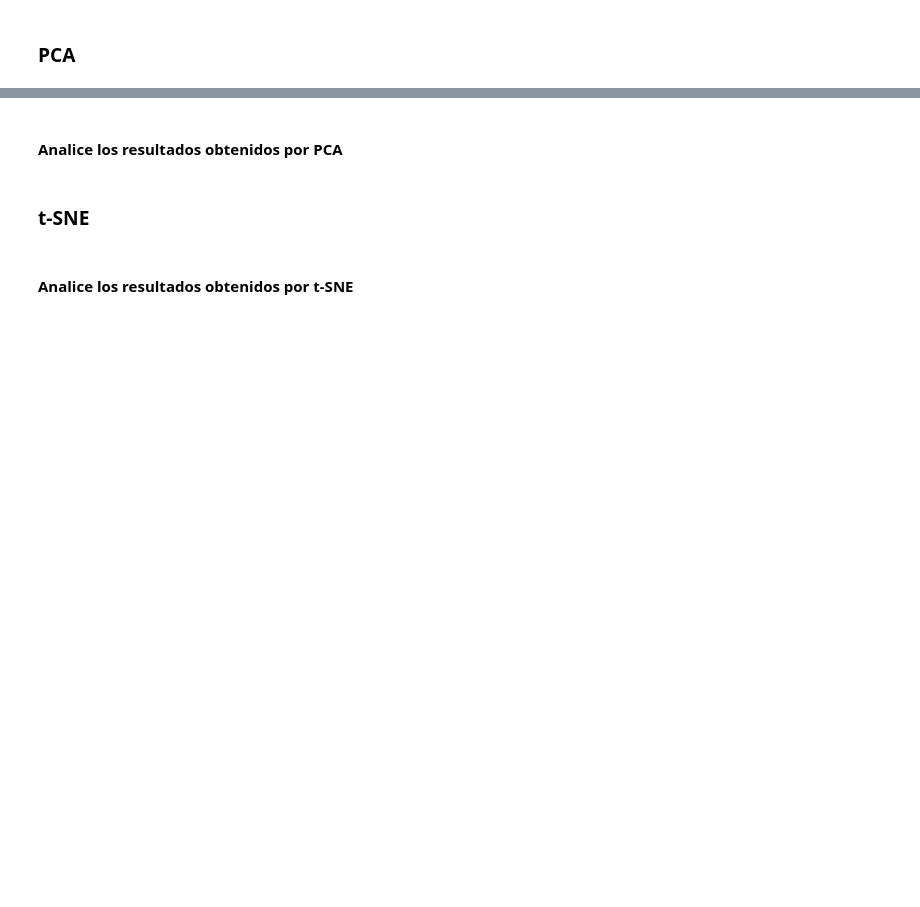
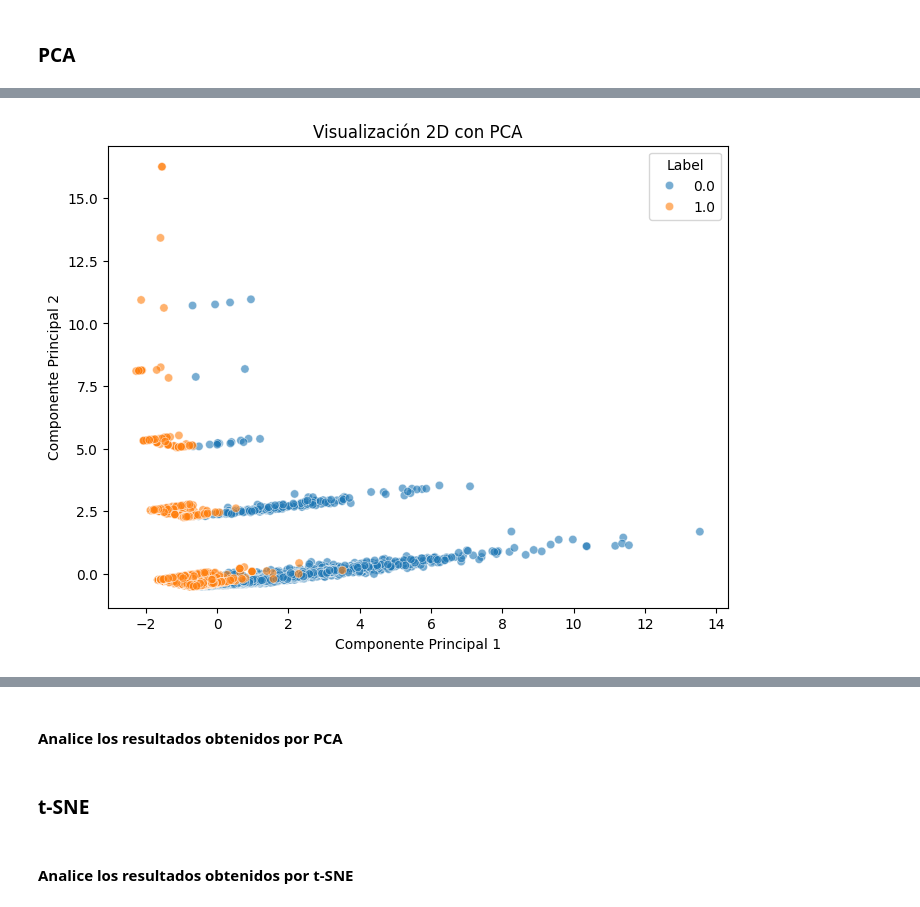
Before and after one commit to cabamarcos/dimensionality-reduction-analysis, a Jupyter notebook: TAANS2.ipynb, the cells around one changed output, grey strips where cells are left out. Cells and saved outputs as stored; diff of their text form; code cells hidden in the pictures; blank space fills up the shorter version.

```diff
--- a/TAANS2.ipynb
+++ b/TAANS2.ipynb
@@ -147,2 +205,22 @@ Primeras filas del dataframe limpio:
 # %%
 # Separar las características y las etiquetas
+df = data_standardized.copy()
+
+# Eliminar columnas duplicadas: en este caso, quitamos las '_t'
+columnas_a_quitar = ['A_t', 'B_t', 'C_t', 'D_t', 'E_t']
+df = df.drop(columns=columnas_a_quitar)
+
+# Separar características (X) y etiquetas (y)
+X = df.drop(columns=['label'])
+y = df['label']
+
+# Verificar dimensiones
+print("Dimensiones de X:", X.shape)
+print("Dimensiones de y:", y.shape)
+
+# Verificar primeras filas
+print("\nPrimeras filas de X:")
+print(X.head())
+
+print("\nPrimeras etiquetas (y):")
+print(y.head())
@@ -149,2 +246,13 @@ Primeras filas del dataframe limpio:
 # %% [markdown]
 ### PCA
+# %%
+pca = PCA(n_components=2)
+X_pca = pca.fit_transform(X)
+
+# Crear un DataFrame con los resultados
+pca_df = pd.DataFrame(data=X_pca, columns=['PCA1', 'PCA2'])
+pca_df['label'] = y.values  # Añadir la etiqueta para graficar
+
+# Verificar los primeros valores
+print("Primeras filas del DataFrame con PCA:")
+print(pca_df.head())
@@ -151,2 +267,12 @@ Primeras filas del dataframe limpio:
+# %%
+plt.figure(figsize=(8, 6))
+sns.scatterplot(data=pca_df, x='PCA1', y='PCA2', hue='label', alpha=0.6)
+plt.title('Visualización 2D con PCA')
+plt.xlabel('Componente Principal 1')
+plt.ylabel('Componente Principal 2')
+plt.legend(title='Label')
+plt.show()
+# %% [output]
+[figure, added]
 # %%
 # Aplicar PCA
```
Also changed, not shown: parts of 12 cells of this notebook.
